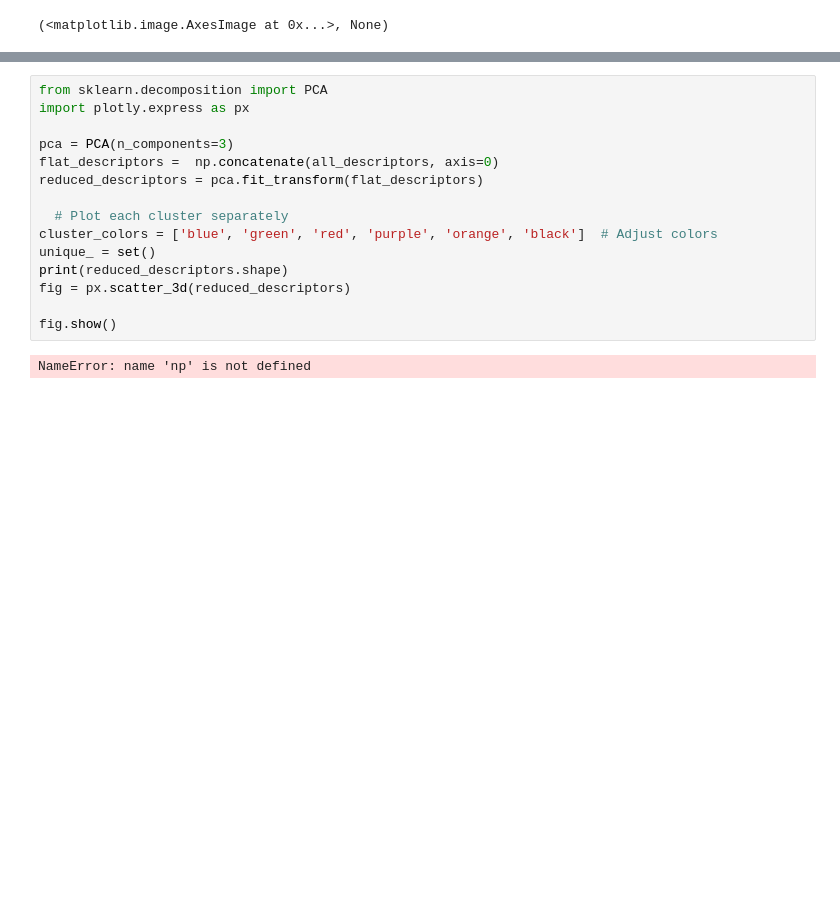
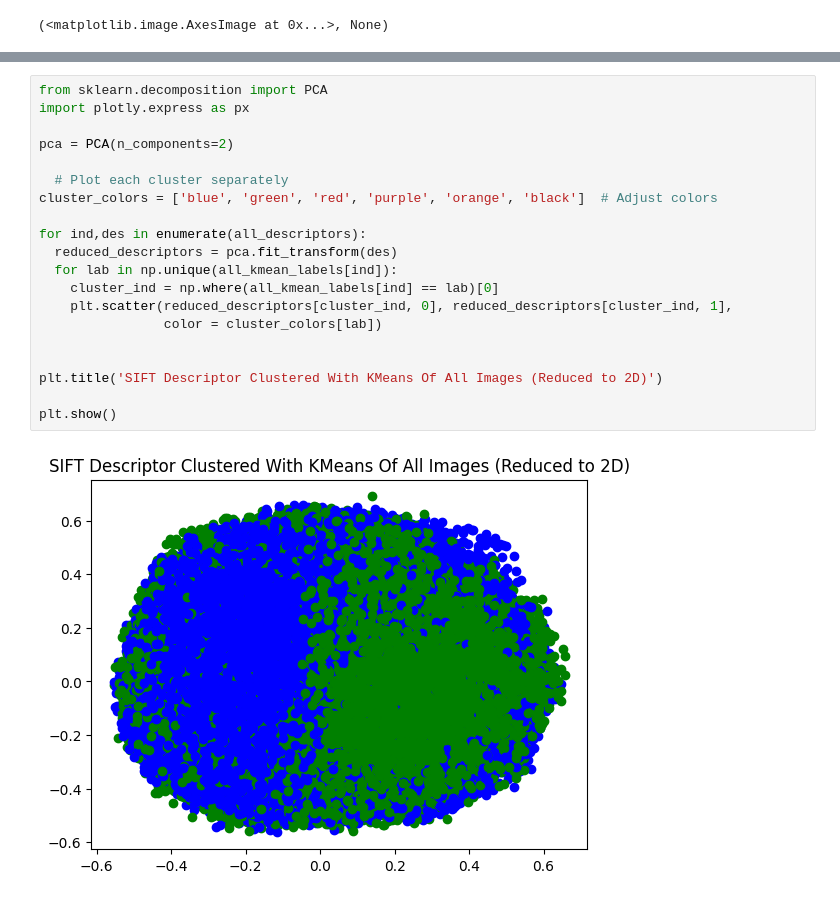
Before and after one commit to lesi-nedo/ISPR_assignments, a Jupyter notebook: Assignment_6_o_nedobiychuk.ipynb, the cells around one changed output, grey strips where cells are left out. Cells and saved outputs as stored; diff of their text form; blank space fills up the shorter version.

```diff
--- a/Assignment_6_o_nedobiychuk.ipynb
+++ b/Assignment_6_o_nedobiychuk.ipynb
@@ -150,17 +150,22 @@ plot_des(all_kmean_labels, ind=last, alg='KMeans')
 # %%
 from sklearn.decomposition import PCA
 import plotly.express as px
 
-pca = PCA(n_components=3)
-flat_descriptors =  np.concatenate(all_descriptors, axis=0)
-reduced_descriptors = pca.fit_transform(flat_descriptors)
+pca = PCA(n_components=2)
 
   # Plot each cluster separately
 cluster_colors = ['blue', 'green', 'red', 'purple', 'orange', 'black']  # Adjust colors
-unique_ = set()
-print(reduced_descriptors.shape)
-fig = px.scatter_3d(reduced_descriptors)
 
-fig.show()
+for ind,des in enumerate(all_descriptors):
+  reduced_descriptors = pca.fit_transform(des)
+  for lab in np.unique(all_kmean_labels[ind]):
+    cluster_ind = np.where(all_kmean_labels[ind] == lab)[0]
+    plt.scatter(reduced_descriptors[cluster_ind, 0], reduced_descriptors[cluster_ind, 1],
+                color = cluster_colors[lab])
+
+
+plt.title('SIFT Descriptor Clustered With KMeans Of All Images (Reduced to 2D)')
+
+plt.show()
 # %% [output]
-NameError: name 'np' is not defined
+[figure, added]
```
Also changed, not shown: parts of 4 cells of this notebook.
